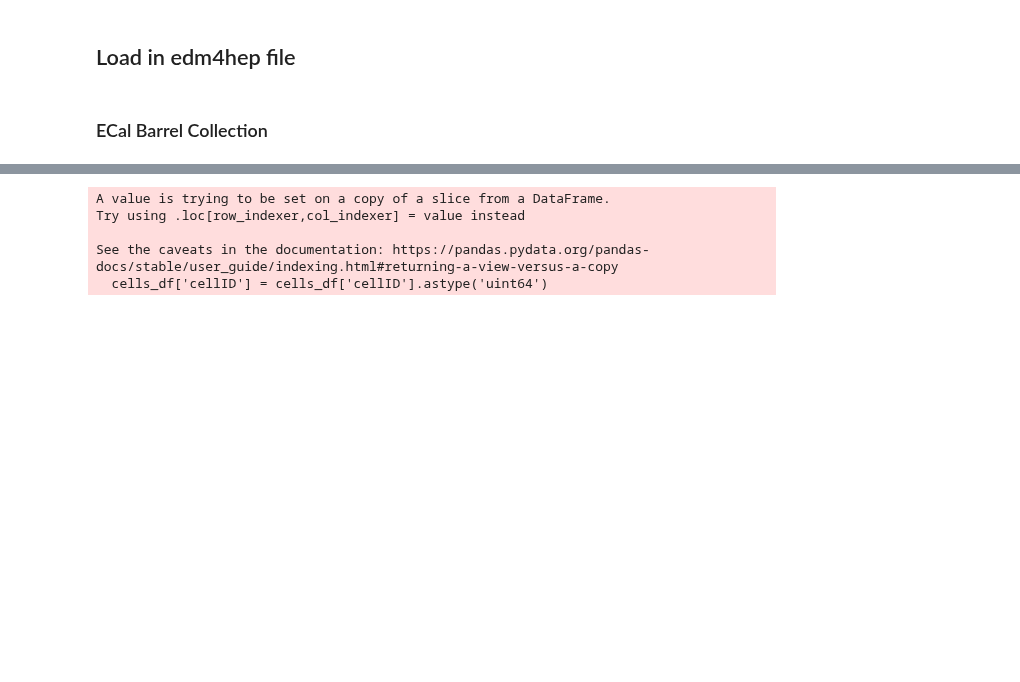
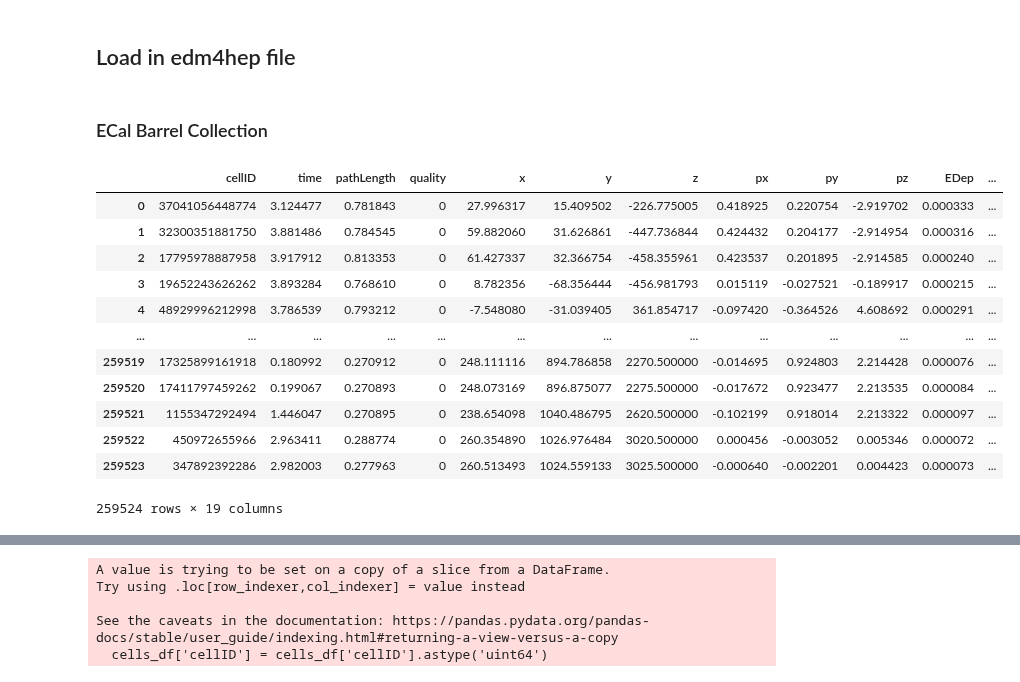
Before and after one commit to OpenDataDetector/ColliderML-Production, a Jupyter notebook: notebooks/physics/8_DM_calo_clustering.ipynb, the cells around one changed output, grey strips where cells are left out. Cells and saved outputs as stored; diff of their text form; code cells hidden in the pictures; blank space fills up the shorter version.

```diff
--- a/notebooks/physics/8_DM_calo_clustering.ipynb
+++ b/notebooks/physics/8_DM_calo_clustering.ipynb
@@ -36,6 +33,22 @@ The autoreload extension is already loaded. To reload it, use:
 # %% [markdown]
 ### ECal Barrel Collection
 # %%
-edm4hep_file = "/global/cfs/cdirs/m3443/usr/dtmurnane/Side_Work/ACTS/outputs/python_submission_tests/v1_testing/runs/0/edm4hep.root"
+edm4hep_file = "/global/cfs/cdirs/m4958/data/ColliderML/outputs/python_submission_tests/v1_testing/runs/0/edm4hep.root"
 # all_events = load_edm4hep_file(edm4hep_file)
 event = load_edm4hep_file(edm4hep_file, event_num=0)
+# %%
+event["tracker_df"]
+# %% [output]
+|  | cellID | time | pathLength | quality | x | y | z | px | py | pz | EDep | ... |
+| 0 | 37041056448774 | 3.124477 | 0.781843 | 0 | 27.996317 | 15.409502 | -226.775005 | 0.418925 | 0.220754 | -2.919702 | 0.000333 | ... |
+| 1 | 32300351881750 | 3.881486 | 0.784545 | 0 | 59.882060 | 31.626861 | -447.736844 | 0.424432 | 0.204177 | -2.914954 | 0.000316 | ... |
+| 2 | 17795978887958 | 3.917912 | 0.813353 | 0 | 61.427337 | 32.366754 | -458.355961 | 0.423537 | 0.201895 | -2.914585 | 0.000240 | ... |
+| 3 | 19652243626262 | 3.893284 | 0.768610 | 0 | 8.782356 | -68.356444 | -456.981793 | 0.015119 | -0.027521 | -0.189917 | 0.000215 | ... |
+| 4 | 48929996212998 | 3.786539 | 0.793212 | 0 | -7.548080 | -31.039405 | 361.854717 | -0.097420 | -0.364526 | 4.608692 | 0.000291 | ... |
+| ... | ... | ... | ... | ... | ... | ... | ... | ... | ... | ... | ... | ... |
+| 259519 | 17325899161918 | 0.180992 | 0.270912 | 0 | 248.111116 | 894.786858 | 2270.500000 | -0.014695 | 0.924803 | 2.214428 | 0.000076 | ... |
+| 259520 | 17411797459262 | 0.199067 | 0.270893 | 0 | 248.073169 | 896.875077 | 2275.500000 | -0.017672 | 0.923477 | 2.213535 | 0.000084 | ... |
+| 259521 | 1155347292494 | 1.446047 | 0.270895 | 0 | 238.654098 | 1040.486795 | 2620.500000 | -0.102199 | 0.918014 | 2.213322 | 0.000097 | ... |
+| 259522 | 450972655966 | 2.963411 | 0.288774 | 0 | 260.354890 | 1026.976484 | 3020.500000 | 0.000456 | -0.003052 | 0.005346 | 0.000072 | ... |
+| 259523 | 347892392286 | 2.982003 | 0.277963 | 0 | 260.513493 | 1024.559133 | 3025.500000 | -0.000640 | -0.002201 | 0.004423 | 0.000073 | ... |
+259524 rows × 19 columns
```
Also changed, not shown: parts of 4 cells of this notebook, 44 other files.
